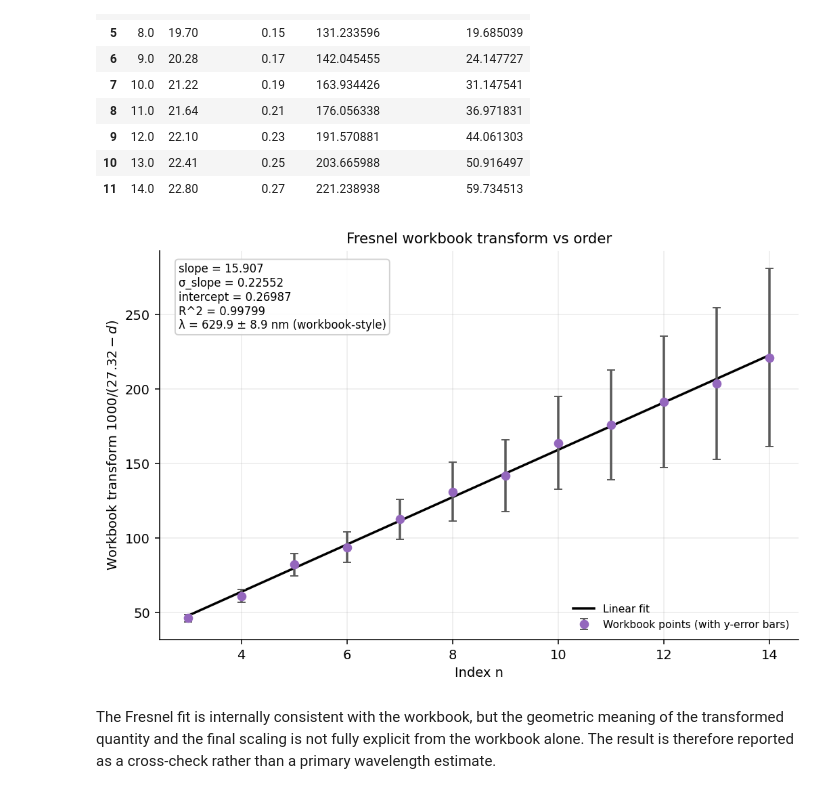
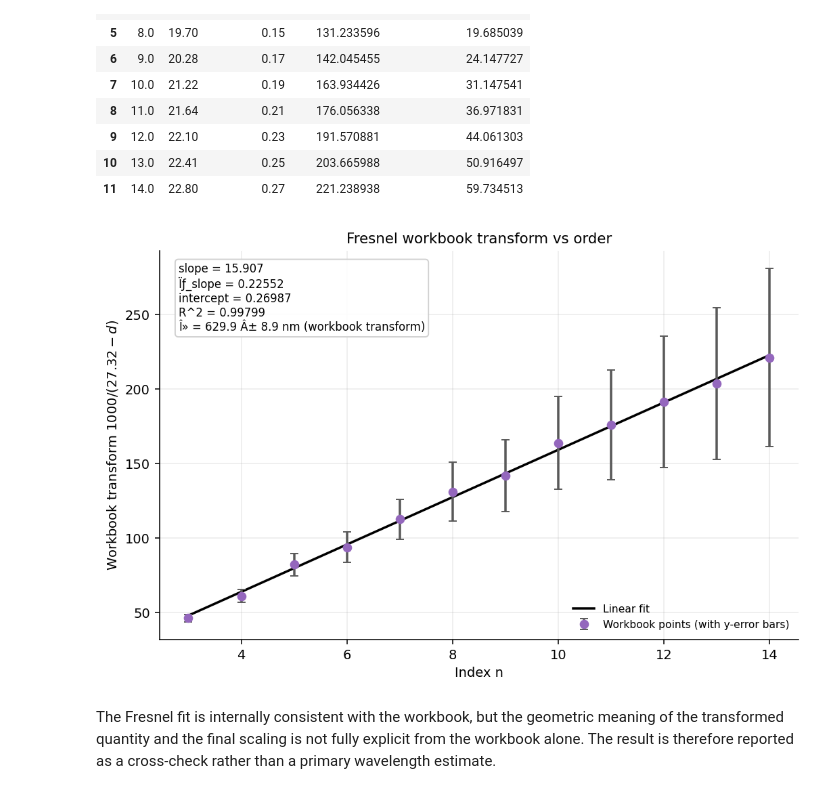
Before and after one commit to s-h-a-n-i-l/lazer-quest, a Jupyter notebook: diffraction_investigation_analysis_hardcoded.ipynb, the cells around one changed output. Drawn from its saved outputs; the diff is of its cells as text; code cells hidden in the pictures.

```diff
--- a/diffraction_investigation_analysis_hardcoded.ipynb
+++ b/diffraction_investigation_analysis_hardcoded.ipynb
@@ -693,7 +693,7 @@ def format_fit_stats(fit, slope_scale=1.0, intercept_scale=1.0, slope_unit='', i
     lines = [f"slope = {fit['slope'] * slope_scale:.5g}{slope_unit}"]
     slope_stderr = fit.get('slope_stderr', np.nan)
     if np.isfinite(slope_stderr):
-        lines.append(f"σ_slope = {slope_stderr * slope_scale:.5g}{slope_unit}")
+        lines.append(f"Ïƒ_slope = {slope_stderr * slope_scale:.5g}{slope_unit}")
     lines.extend(
         [
             f"intercept = {fit['intercept'] * intercept_scale:.5g}{intercept_unit}",
@@ -789,9 +789,9 @@ def propagate_lambda_fresnel_uncertainty(slope_stderr, aperture_m):
 
 def format_lambda_line(lambda_nm, lambda_unc_nm, suffix=''):
     if np.isfinite(lambda_unc_nm):
-        base = f"λ = {lambda_nm:.1f} ± {lambda_unc_nm:.1f} nm"
+        base = f"Î» = {lambda_nm:.1f} Â± {lambda_unc_nm:.1f} nm"
     else:
-        base = f"λ = {lambda_nm:.1f} nm"
+        base = f"Î» = {lambda_nm:.1f} nm"
     return f'{base}{suffix}'
 
 
@@ -1788,35 +1788,35 @@ ax.errorbar(
     fmt='o',
     capsize=3,
     color='C4',
     ecolor='0.35',
     label='Workbook points (with y-error bars)',
     zorder=3,
 )
 ax.plot(fresnel_fit['x_fit'], fresnel_fit['y_fit'], color='black', label='Linear fit', zorder=2)
 ax.set_title('Fresnel workbook transform vs order')
 ax.set_xlabel('Index n')
 ax.set_ylabel(r'Workbook transform $1000/(27.32-d)$')
 ax.legend(frameon=False)
 ax.text(
     0.03,
     0.97,
     format_fit_stats(
         fresnel_fit,
         slope_scale=1.0,
         intercept_scale=1.0,
         slope_unit='',
         intercept_unit='',
-        extra_lines=[format_lambda_line(fresnel_lambda_nm, fresnel_lambda_unc_nm, suffix=' (workbook-style)')],
+        extra_lines=[format_lambda_line(fresnel_lambda_nm, fresnel_lambda_unc_nm, suffix=' (workbook transform)')],
     ),
     transform=ax.transAxes,
     va='top',
     ha='left',
     fontsize=8.5,
     bbox=dict(boxstyle='round,pad=0.3', facecolor='white', edgecolor='0.8', alpha=0.9),
 )
 plt.show()
 # %% [output]
-[figure, old version]
+[figure, new version]
 # %% [markdown]
 The Fresnel fit is internally consistent with the workbook, but the geometric meaning of the transformed quantity and the final scaling is not fully explicit from the workbook alone. The result is therefore reported as a cross-check rather than a primary wavelength estimate.
 # %% [markdown]
```
Also changed, not shown: parts of 15 cells of this notebook, 16 other files.
